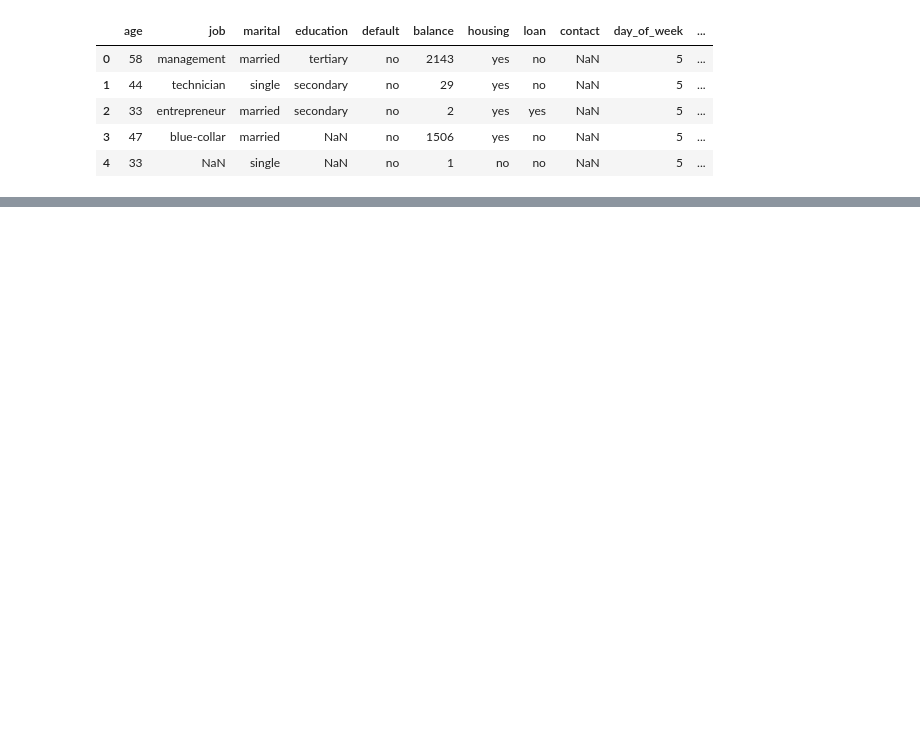
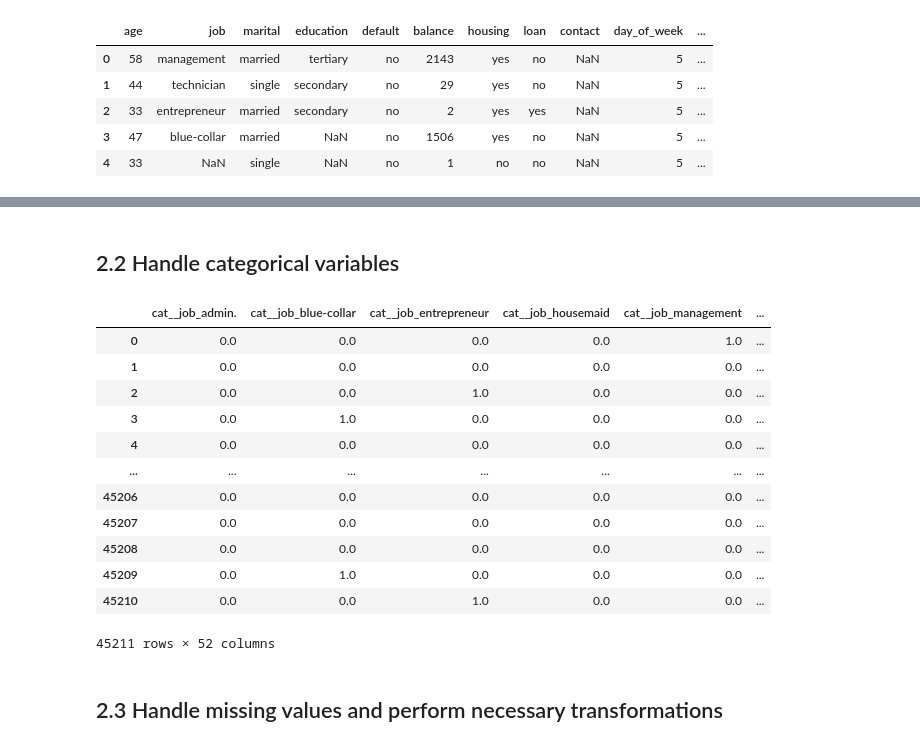
Before and after one commit to aojah1/bank-marketing, a Jupyter notebook: bank-marketing.ipynb, the cells around one changed output, grey strips where cells are left out. Drawn from its saved outputs; the diff is of its cells as text; code cells hidden in the pictures; blank space fills up the shorter version.

```diff
--- a/bank-marketing.ipynb
+++ b/bank-marketing.ipynb
@@ -128,0 +187,45 @@ y
+# %% [markdown]
+## 2.2 Handle categorical variables
+# %%
+ # Convert categorical variables into numerical values using one-hot encoding
+
+from sklearn.model_selection import train_test_split
+from sklearn.preprocessing import StandardScaler, OneHotEncoder
+from sklearn.compose import ColumnTransformer
+from sklearn.pipeline import Pipeline
+
+# Define the categorical features
+categorical_features = X.select_dtypes(include=['object']).columns
+
+# One-hot encode categorical features
+preprocessor = ColumnTransformer(
+    transformers=[
+        ('cat', OneHotEncoder(), categorical_features)
+    ],
+    remainder='passthrough'
+)
+
+# Fit and transform the data
+X_encoded = preprocessor.fit_transform(X)
+
+# Convert to DataFrame for easy interpretation (optional)
+encoded_df = pd.DataFrame(X_encoded, columns=preprocessor.get_feature_names_out())
+encoded_df['target'] = y
+
+encoded_df
+# %% [output]
+|  | cat__job_admin. | cat__job_blue-collar | cat__job_entrepreneur | cat__job_housemaid | cat__job_management | ... |
+| 0 | 0.0 | 0.0 | 0.0 | 0.0 | 1.0 | ... |
+| 1 | 0.0 | 0.0 | 0.0 | 0.0 | 0.0 | ... |
+| 2 | 0.0 | 0.0 | 1.0 | 0.0 | 0.0 | ... |
+| 3 | 0.0 | 1.0 | 0.0 | 0.0 | 0.0 | ... |
+| 4 | 0.0 | 0.0 | 0.0 | 0.0 | 0.0 | ... |
+| ... | ... | ... | ... | ... | ... | ... |
+| 45206 | 0.0 | 0.0 | 0.0 | 0.0 | 0.0 | ... |
+| 45207 | 0.0 | 0.0 | 0.0 | 0.0 | 0.0 | ... |
+| 45208 | 0.0 | 0.0 | 0.0 | 0.0 | 0.0 | ... |
+| 45209 | 0.0 | 1.0 | 0.0 | 0.0 | 0.0 | ... |
+| 45210 | 0.0 | 0.0 | 1.0 | 0.0 | 0.0 | ... |
+45211 rows × 52 columns
+# %% [markdown]
+## 2.3 Handle missing values and perform necessary transformations
```
Also changed, not shown: parts of 11 cells of this notebook.
